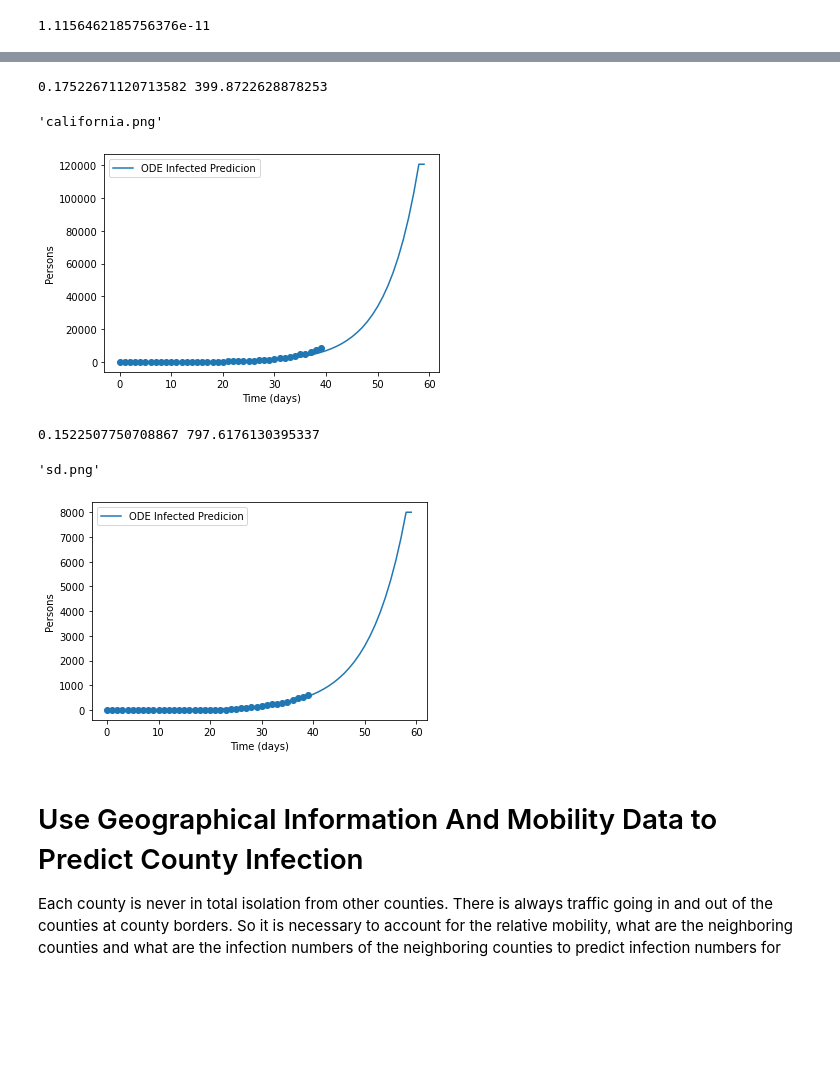
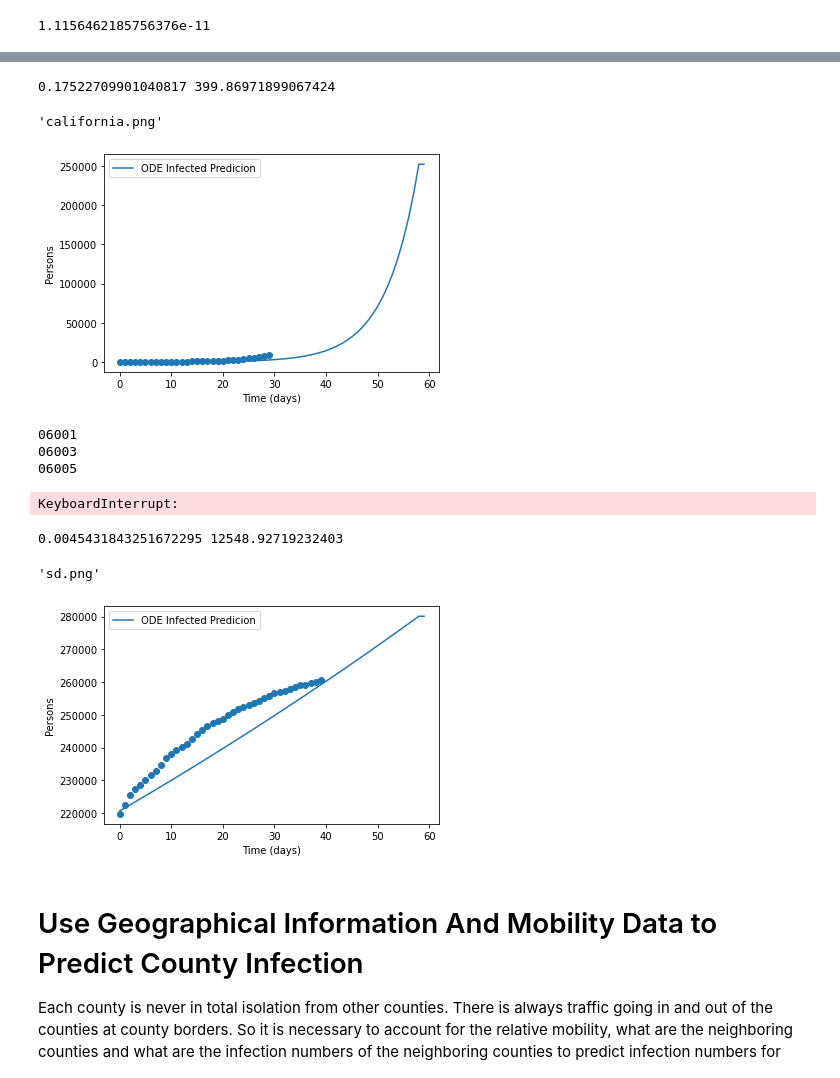
Before and after one commit to wendyw1999/epidemiology_capstone_project, a Jupyter notebook: notebooks/Stimulation.ipynb, the cells around one changed output, grey strips where cells are left out. Saved outputs shown, nothing was run; the diff lists cells and outputs as text; code cells hidden in the pictures; blank space fills up the shorter version.

```diff
--- a/notebooks/Stimulation.ipynb
+++ b/notebooks/Stimulation.ipynb
@@ -169,27 +169,38 @@ draw_ODE_from_data("us.png",s,i,r,p,beta,d,length,int_steps=1)
 'us.png'
 [figure]
 # %%
-s,i,r,p = get_state(30,40,df_list,"California")
+s,i,r,p = get_state(40,30,df_list,"California")
 learning_rate = tune_learning_rate(s,i,r,p)
 beta,d = calculate(s,i,r,p,learning_rate,p)
 print(beta,d)
 length = 60 #predicting 20 more days
 draw_ODE_from_data("california.png",s,i,r,p,beta,d,length,int_steps=1)
 # %% [output]
-0.17522671120713582 399.8722628878253
+0.17522709901040817 399.86971899067424
 'california.png'
-[figure, old version]
+[figure, new version]
+# %%
+for county in california_county_dict.keys():
+    s,i,r,p = get_county(40,40,df_list,county)
+    learning_rate = tune_learning_rate(s,i,r,p)
+    beta,d = calculate(s,i,r,p,learning_rate,p)
+    print(county)
+# %% [output]
+06001
+06003
+06005
+KeyboardInterrupt:
 # %%
-s,i,r,p = get_county(30,40,df_list,"06073")
+s,i,r,p = get_county(365,40,df_list,"06073")
 learning_rate = tune_learning_rate(s,i,r,p)
 beta,d = calculate(s,i,r,p,learning_rate,p)
 print(beta,d)
 length = 60 #predicting 20 more days
 draw_ODE_from_data("sd.png",s,i,r,p,beta,d,length,int_steps=1)
 # %% [output]
-0.1522507750708867 797.6176130395337
+0.0045431843251672295 12548.92719232403
 'sd.png'
-[figure, old version]
+[figure, new version]
 # %% [markdown]
 # Use Geographical Information And Mobility Data to Predict County Infection
 Each county is never in total isolation from other counties. There is always traffic going in and out of the counties at county borders. So it is necessary to account for the relative mobility, what are the neighboring counties and what are the infection numbers of the neighboring counties to predict infection numbers for each county.
```
Also changed, not shown: parts of 29 cells of this notebook, 12 other files.
